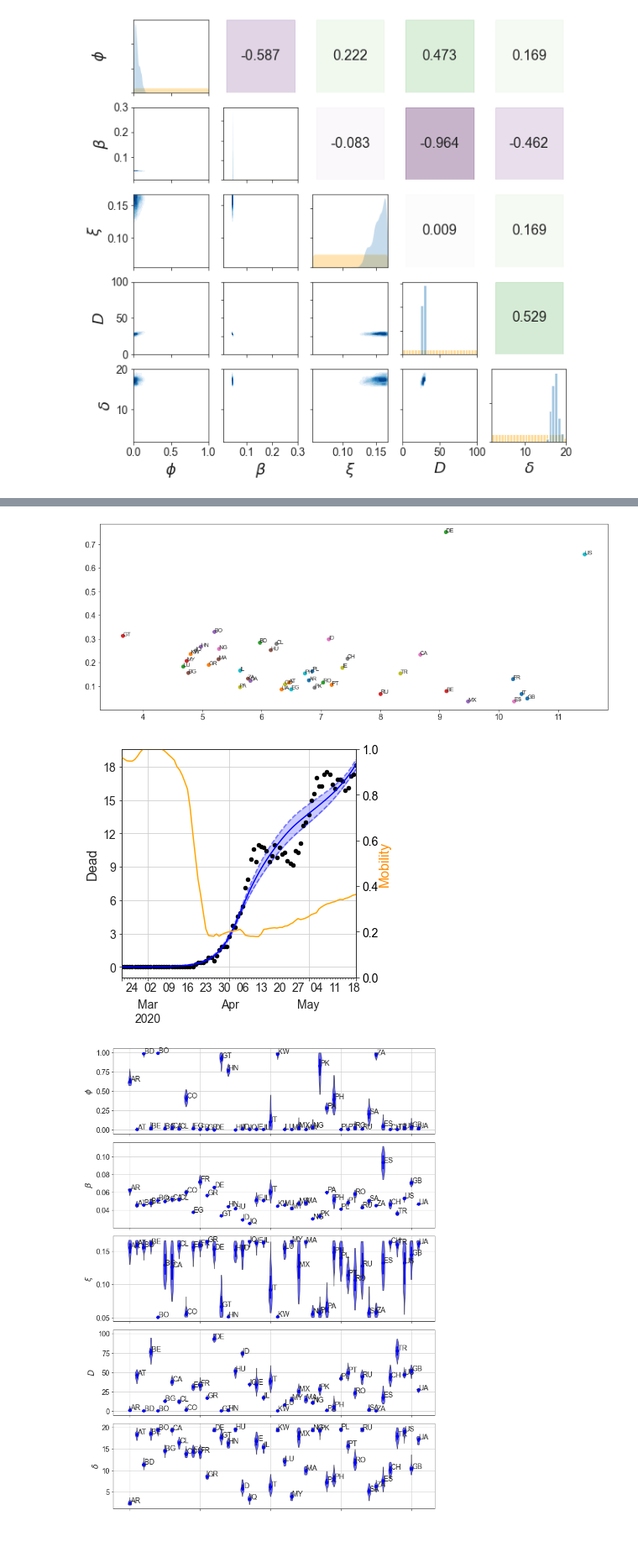
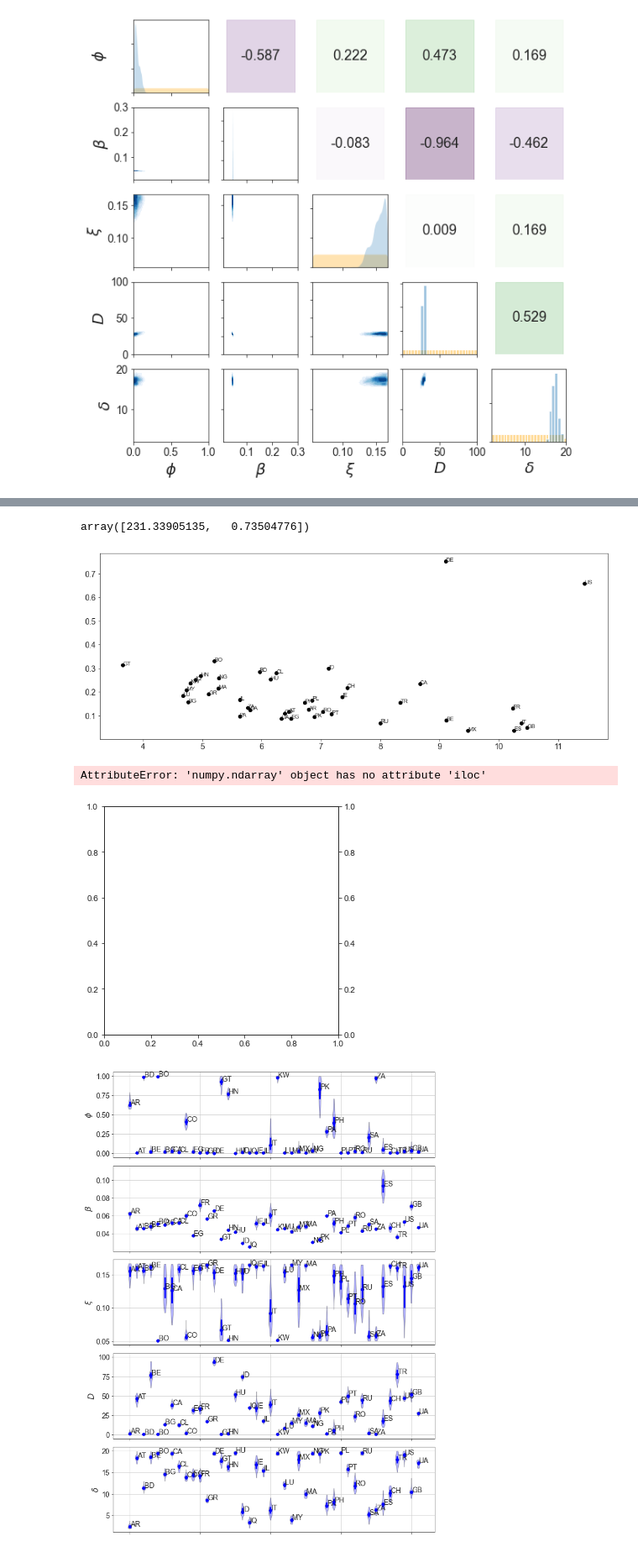
Before and after one commit to PabloValgaRuiz/frontiers23, a Jupyter notebook: notebooks/general_plots.ipynb, the cells around one changed output, grey strips where cells are left out. Shown at 84% size. Drawn from its saved outputs; the diff is of its cells as text; code cells hidden in the pictures.

Commit message:
Figures

```diff
--- a/notebooks/general_plots.ipynb
+++ b/notebooks/general_plots.ipynb
@@ -265,12 +260,21 @@ for x in GDP_linear:
     regression_median[x] = np.median([potential_function(x,fits[i,0],fits[i,1]) for i in range(len(fits))])
     regression_975[x] = np.quantile([potential_function(x,fits[i,0],fits[i,1]) for i in range(len(fits))], [0.975])
     regression_025[x] = np.quantile([potential_function(x,fits[i,0],fits[i,1]) for i in range(len(fits))], [0.025])
+# %%
+np.median(fits, axis=0)
+
+#141.07691512,   0.70026015
+# %% [output]
+array([231.33905135,   0.73504776])
 # %%
 GDPpC = pd.read_csv(data_path + 'GDPPerCapita.csv', index_col='Country_code')
 
 
 fig,ax = plt.subplots(figsize=(16,6))
 # for i,Country_code in enumerate(['ES', 'IT', 'CO', 'FR', 'US', 'UK']):
+
+pd_mins = pd.Series(index=country_list, dtype=float)
+
 for i,Country_code in enumerate(country_list):
 
     dead_obs = pd.read_csv(f'{data_path}dead/dead_{Country_code}.txt', sep='\t', header=None, names=['date', 'dead'])
@@ -289,10 +293,11 @@ for i,Country_code in enumerate(country_list):
     sum_dead = dead_obs['dead'].sum()
     badness = (np.abs(diff).sum())/sum_dead
 
-    ax.scatter(np.log(sum_dead), badness)
+    ax.scatter(np.log(sum_dead), badness, color='k')
     ax.text(np.log(sum_dead), badness, s=Country_code)
     # ax.set_ylim(0,100)
     # ax.set_xlim(0,9)
+    pd_mins.loc[Country_code] = mobility['mobility'].min()
 
 ax.tick_params(labelsize=14)
 
@@ -300,4 +305,4 @@ ax.tick_params(labelsize=14)
 
 #badness = ERR/log(y_obs.max)
 # %% [output]
-[figure, old version]
+[figure, new version]
@@ -365,7 +372,8 @@ ax2.set_ylabel('Mobility', fontsize=16, color='darkorange', labelpad=0)
 ax.grid()
 #fig.savefig('figures/fits/' + Country_code + '.png', dpi=300, bbox_inches='tight')
 # %% [output]
+AttributeError: 'numpy.ndarray' object has no attribute 'iloc'
-[figure, old version]
+[figure, new version]
 # %%
 GDPpC = pd.read_csv(data_path + 'GDPPerCapita.csv', index_col='Country_code')
 
@@ -394,35 +402,35 @@ for j,variable in enumerate(params):
 
         diff = (dead_obs.iloc[max_delay:]['dead'].values - D.iloc[0][max_delay - int(values.iloc[0]['delay']): ndays - int(values.iloc[0]['delay'])])
 
         sum_dead = dead_obs['dead'].sum()
         badness = np.abs(diff).sum()/sum_dead
 
         inds = [i] #[GDPpC['GDP Per Capita'].loc[Country_code]]
 
         parts = ax.violinplot(
             dataset = values[variable].iloc[:n_values], positions= inds, widths = 0.5,
             showmeans=False, showmedians=False, showextrema=False, points=20)
         for pc in parts['bodies']:
                 pc.set_edgecolor('black')
-                pc.set_alpha(0.6)
+                pc.set_alpha(0.3)
 
         quartile1, medians, quartile3 = np.percentile(values[variable].iloc[:n_values], [25, 50, 75], axis=0)
 
         pc.set_facecolor('blue')
         ax.vlines(inds, quartile1, quartile3, color='blue', linestyle='-', lw=3)
         ax.scatter(inds, medians, marker='o', color='blue', s=30, zorder=3)
 
         ax.text(inds[0]+0.1, medians, s=Country_code, fontsize=14)
 
     ax.set_xticklabels([])
     ax.set_ylabel(variable_symbols[variable], fontsize=16)
     ax.tick_params(labelsize=14)
     ax.grid()
 
 fig.tight_layout(h_pad=1, w_pad=0.4)
 # fig.savefig('figures/params_countries.pdf', dpi=300, bbox_inches='tight')
 # %% [output]
-[figure, old version]
+[figure, new version]
 # %%
 GDPpC = pd.read_csv(data_path + 'GDPPerCapita.csv', index_col='Country_code')
 
```
Also changed, not shown: parts of 3 cells of this notebook, 4 other files.
